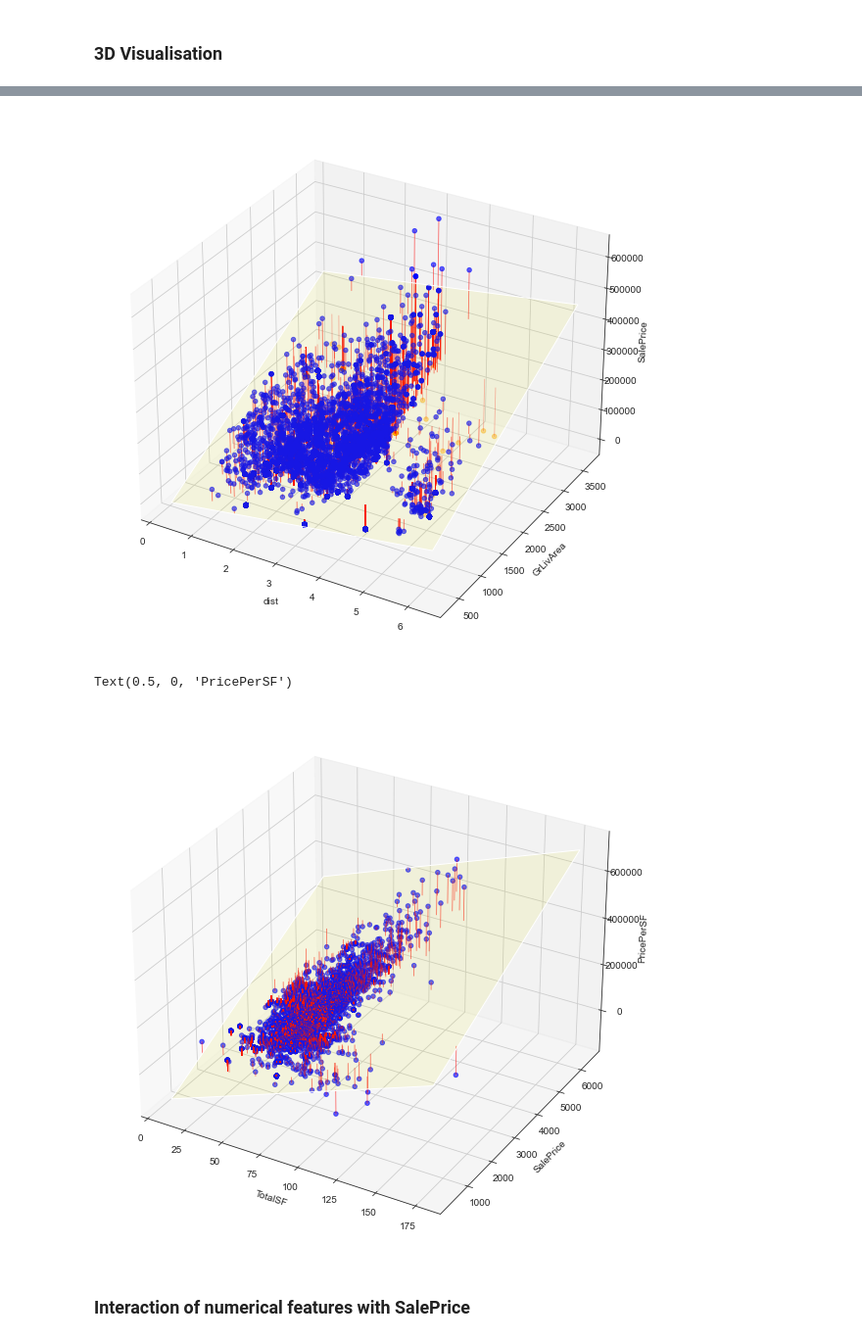
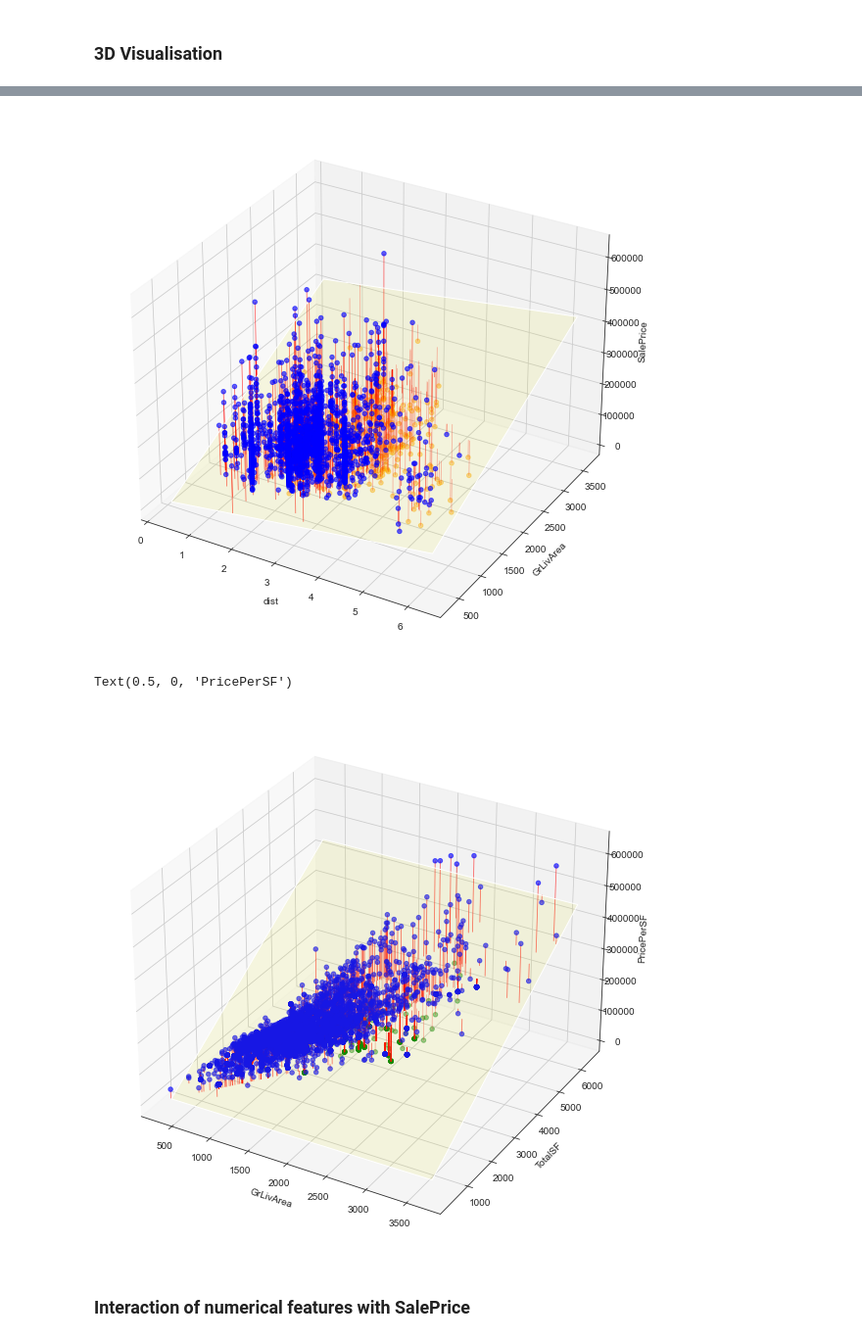
Before and after one commit to maejok/ML_Price_Prediction_Model_for_Ames_Housing, a Jupyter notebook: Chapter_1_Data_Visualisation.ipynb, the cells around one changed output, grey strips where cells are left out. Shown at 98% size. Drawn from its saved outputs; the diff is of its cells as text; code cells hidden in the pictures.

```diff
--- a/Chapter_1_Data_Visualisation.ipynb
+++ b/Chapter_1_Data_Visualisation.ipynb
@@ -147,7 +161,7 @@ new_variables = []
 ### Categorical Data
 # %%
 obj_cols = housing.select_dtypes(include = ['object'])
-fig, axes = plt.subplots(ncols=3, nrows= 4,figsize=(22,60))
+fig, axes = plt.subplots(ncols=3, nrows= 15,figsize=(22,60))
 
 for i, c in enumerate(obj_cols):
     row = i // 3
@@ -162,7 +176,7 @@ plt.show()
 #taking a look at numeric features by using a scatterplot against the SalePrice
 num_cols = housing._get_numeric_data()
 
-fig, axes = plt.subplots(ncols=3, nrows= 27,figsize=(22,90))
+fig, axes = plt.subplots(ncols=3, nrows= 30,figsize=(22,90))
 
 for i, c in enumerate(num_cols):
     row = i // 3
@@ -635,7 +671,7 @@ plt.show()
 housing_plot2 = housing[[ "Price_by_hood",'OverallQual']]
 from sklearn import linear_model
 ols = linear_model.LinearRegression()
-ols.fit(housing_plot2, price)
+ols.fit(housing_plot2, housing["SalePrice"])
 
 import matplotlib as mpl
 from mpl_toolkits.mplot3d import Axes3D
@@ -683,7 +719,7 @@ Text(0.5, 0, 'SalePrice')
 housing_plot3 = housing[[ "dist",'GrLivArea']]
 from sklearn import linear_model
 ols = linear_model.LinearRegression()
-ols.fit(housing_plot3, price)
+ols.fit(housing_plot3, housing["SalePrice"])
 
 import matplotlib as mpl
 from mpl_toolkits.mplot3d import Axes3D
@@ -725,10 +761,10 @@ ax.set_ylabel('GrLivArea')
 ax.set_zlabel('SalePrice')
 plt.show()
 # %% [output]
-[figure, old version]
+[figure, new version]
 # %%
 ## 3D scatter plot
-housing_plot2 = housing[['PricePerSF', "TotalSF"]]
+housing_plot2 = housing[['GrLivArea', "TotalSF"]]
 price = housing["SalePrice"]
 from sklearn import linear_model
 ols = linear_model.LinearRegression()
@@ -744,37 +780,37 @@ fig = plt.figure(figsize=(14, 10))
 ax = plt.axes(projection='3d')
 # plot the data points
 X = np.array(list(map(lambda x: [5]+ list(x), x_m)))  # Idiomatic Py3, but inefficient on Py2
 up = np.where(y_m >= np.sum(X*beta, axis=1))[0]
 down = np.where(y_m < np.sum(X*beta, axis=1))[0]
 ax.scatter(x_m[up, 0], x_m[up, 1], y_m[up], c='blue', alpha=.6)
 ax.scatter(x_m[down, 0], x_m[down, 1], y_m[down], c='green', alpha=.4)
 
 # plot the error bars
 ax = fig.gca(projection='3d')
 x_up = x_m[up,:]; y_up = y_m[up]
 up_kwargs = dict(color='red', alpha=.6, lw=0.8)
 for i, j, k in zip(x_up[:, 0], x_up[:, 1], y_up):
     ax.plot([i, i], [j, j], [k, np.dot(beta, [1, i, j])], **up_kwargs)
 
 x_down = x_m[down,:]; y_down = y_m[down]
 down_kwargs = dict(color='red', alpha=.3, lw=0.8)
 for i, j, k in zip(x_down[:,0], x_down[:,1], y_down):
     ax.plot([i, i], [j, j], [k, np.dot(beta, [1, i, j])], **down_kwargs)
 
 
 # plot the plane which represents the true model
 x_1 = np.linspace(min(x_m[:, 0])-.5, max(x_m[:, 0])+.5, 25)
 x_2 = np.linspace(min(x_m[:, 1])-.5, max(x_m[:, 1])+.5, 25)
 x_1, x_2 = np.meshgrid(x_1, x_2)
 x_3 = beta[1]*x_1 + beta[2]*x_2 + beta[0]
 surface_kwargs = dict(rstride=100, cstride=100, color='yellow', alpha=0.1)
 ax.plot_surface(x_1, x_2, x_3, **surface_kwargs)
-ax.set_xlabel('TotalSF')
-ax.set_ylabel('SalePrice')
-ax.set_zlabel('PricePerSF')
+ax.set_xlabel('GrLivArea')
+ax.set_ylabel('TotalSF')
+ax.set_zlabel('SalePrice')
 # %% [output]
 Text(0.5, 0, 'PricePerSF')
-[figure, old version]
+[figure, new version]
 # %% [markdown]
 ### Interaction of numerical features with SalePrice
 # %%
```
Also changed, not shown: parts of 54 cells of this notebook, 2 other files.
